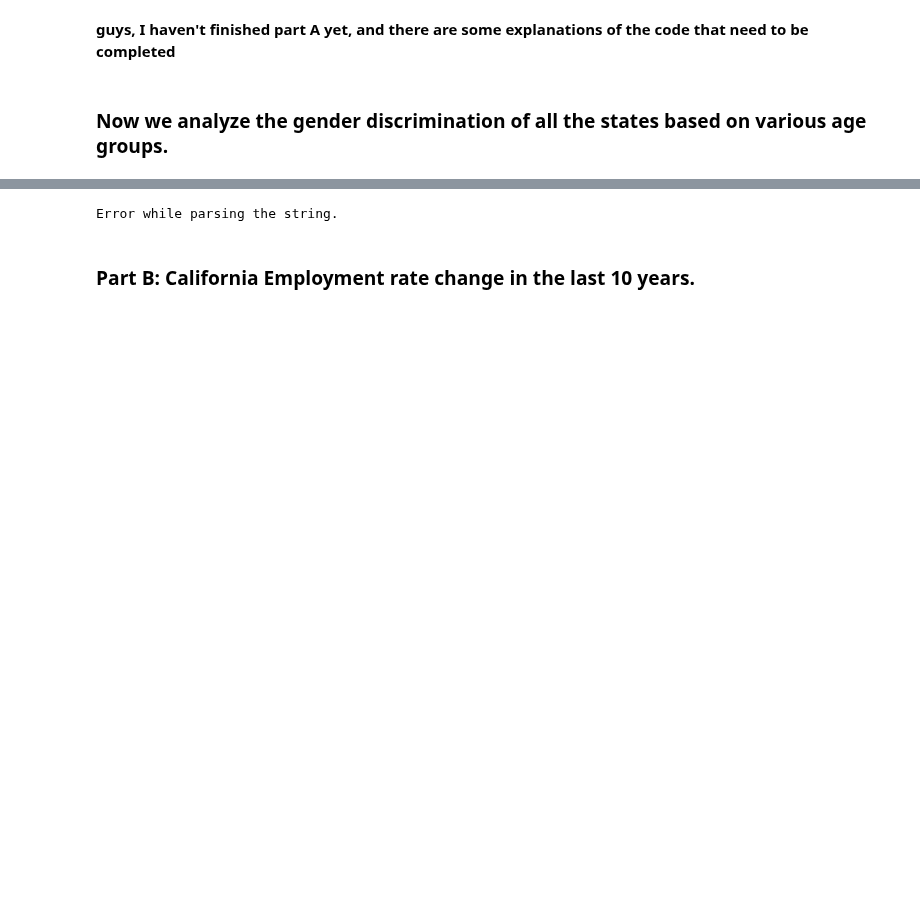
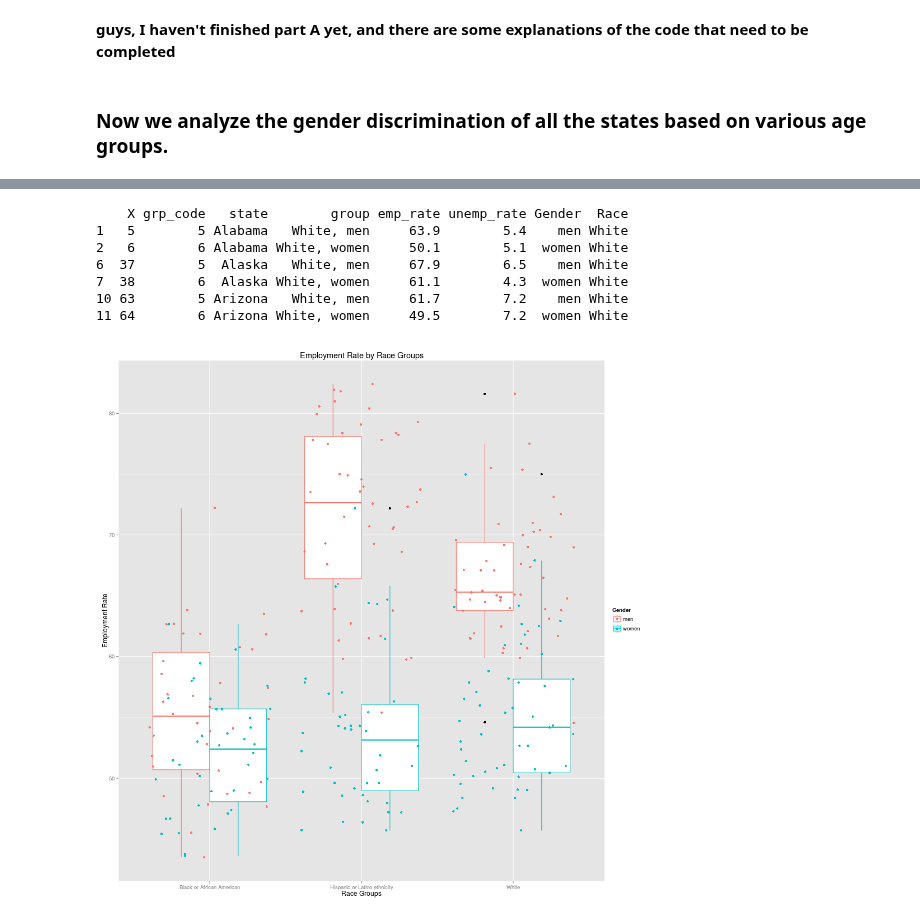
Before and after one commit to yuhanw/Team_Four.0, a Jupyter notebook: notebooks/NB3_data_analysis.ipynb, the cells around one changed output, grey strips where cells are left out. Cells and saved outputs as stored; diff of their text form; code cells hidden in the pictures; blank space fills up the shorter version.

```diff
--- a/notebooks/NB3_data_analysis.ipynb
+++ b/notebooks/NB3_data_analysis.ipynb
@@ -391,38 +336,19 @@ Error while parsing the string.
-# %%
-%%R
-
-
-for i in 1:3 {
-    C=C[[i]]
-
-    if i==1
-        Rm=subset(R1, grp_code==5)
-        Rw=subset(R1, grp_code==6)
-    else if i==2
-        Rm=subset(R2, grp_code==8)
-        Rw=subset(R2, grp_code==9)
-        else
-            Rm=subset(R3, grp_code==14)
-            Rw=subset(R3, grp_code==15)
-print(head(Rm))
-
-names(Rm)[5:6]=paste(names(Rm)[5:6],'_m',sep='')
-names(Rw)[5:6]=paste(names(Rw)[5:6],'_w',sep='')
-Rmw=merge(Rm,Rw, by='state')
-Rmw['emp_diff']=Rmw['emp_rate_m']-Rmw['emp_rate_w']
-Rmw['unemp_diff']=Rmw['unemp_rate_m']-Rmw['unemp_rate_w']
-Rmw=subset(Rmw, select=c(state,emp_rate_m,unemp_rate_m,emp_rate_w,unemp_rate_w,emp_diff, unemp_diff))
-print(head(Rmw))
-
-plot(Rmw$state, Rmw$emp_diff, col='blue', las=2, ylim=c(min(Rmw$emp_diff), max(Rmw$emp_diff)), xlab='State Name', ylab='Employment Rate Difference (Percentage)', col.lab='blue')
-title('Employment Rate Difference in 2013')
-plot(Rmw$state, Rmw$unemp_diff, col='blue', las=2, ylim=c(min(Rmw$unemp_diff), max(Rmw$unemp_diff)), xlab='State Name', ylab='Unmployment Rate Difference (Percentage)', col.lab='blue')
-title('Unmployment Rate Difference in 2013')
-
-print(t.test(Rmw$emp_diff, mu=0))
-print(t.test(Rmw$unemp_diff, mu=0))
-    }
-# %% [output]
-Error while parsing the string.
-# %% [markdown]
-### Part B: California Employment rate change in the last 10 years.
+# %%
+%%R -h 1000  -w 1000
+
+bigR=do.call(rbind, R)
+bigR$Gender=gsub(".*, ", "", bigR$group)
+bigR$Race=gsub(", .*", "", bigR$group)
+print(head(bigR))
+
+q <- ggplot(bigR, aes(x = factor(Race), y = emp_rate, color = Gender)) + geom_boxplot() + geom_jitter() + ggtitle("Employment Rate by Race Groups") + xlab("Race Groups") + ylab("Employment Rate")
+print(q)
+# %% [output]
+    X grp_code   state        group emp_rate unemp_rate Gender  Race
+1   5        5 Alabama   White, men     63.9        5.4    men White
+2   6        6 Alabama White, women     50.1        5.1  women White
+6  37        5  Alaska   White, men     67.9        6.5    men White
+7  38        6  Alaska White, women     61.1        4.3  women White
+10 63        5 Arizona   White, men     61.7        7.2    men White
+11 64        6 Arizona White, women     49.5        7.2  women White
+[figure, added]
```
Also changed, not shown: parts of 23 cells of this notebook.
